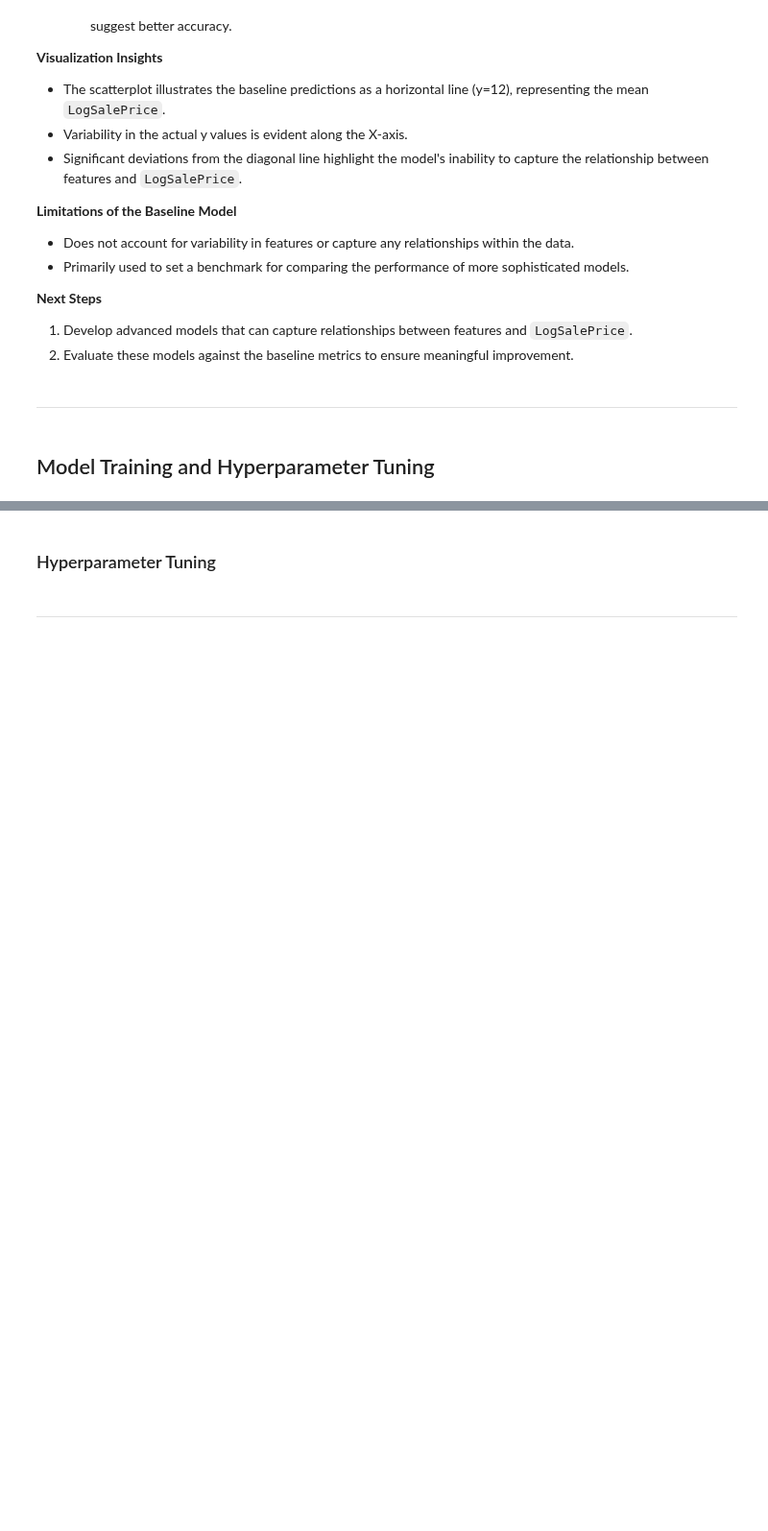
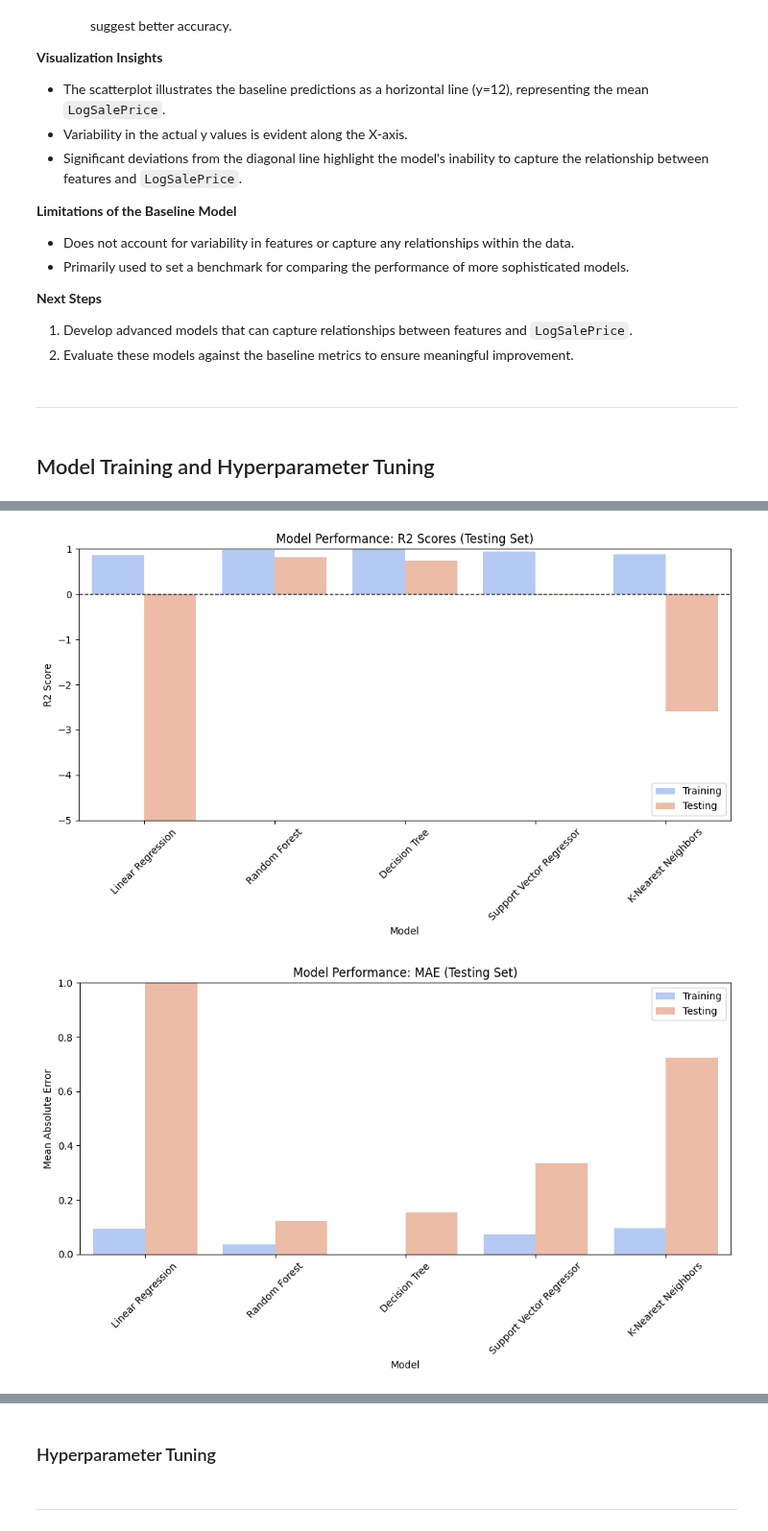
Before and after one commit to TonichaB/Predictive-Analytics-PP5, a Jupyter notebook: jupyter_notebooks/05_Model_Training_and_Evaluation.ipynb, the cells around one changed output, grey strips where cells are left out. Shown at 96% size. Drawn from its saved outputs; the diff is of its cells as text; code cells hidden in the pictures; blank space fills up the shorter version.

Commit message:
feat: Complete analysis and summarize model performance in the Train Multiple Models section.

```diff
--- a/jupyter_notebooks/05_Model_Training_and_Evaluation.ipynb
+++ b/jupyter_notebooks/05_Model_Training_and_Evaluation.ipynb
@@ -369,0 +378,15 @@ The baseline model predicts the **mean log-transformed sale price** (`LogSalePri
+# %%
+from sklearn.linear_model import LinearRegression
+from sklearn.ensemble import RandomForestRegressor
+from sklearn.tree import DecisionTreeRegressor
+from sklearn.svm import SVR
+from sklearn.neighbors import KNeighborsRegressor
+
+# Define a dictionary of models
+models = {
+    "Linear Regression": LinearRegression(),
+    "Random Forest": RandomForestRegressor(random_state=42),
+    "Decision Tree": DecisionTreeRegressor(random_state=42),
+    "Support Vector Regressor": SVR(),
+    "K-Nearest Neighbors": KNeighborsRegressor()
+}
@@ -369,0 +448,45 @@ The baseline model predicts the **mean log-transformed sale price** (`LogSalePri
+# %%
+import seaborn as sns
+
+# Filter out extreme values
+filtered_results_df = results_df[~((results_df["Model"] == "Linear Regression") & (results_df["Dataset"] == "Testing"))]
+
+# Plot R2 Scores
+plt.figure(figsize=(10, 6))
+sns.barplot(data=results_df, x='Model', y='R2', hue="Dataset", palette="coolwarm")
+plt.ylim(-5, 1)
+plt.title("Model Performance: R2 Scores (Testing Set)")
+plt.ylabel("R2 Score")
+plt.xlabel("Model")
+plt.axhline(0, color="black", linestyle="--", linewidth=1)
+plt.legend(loc="lower right")
+plt.xticks(rotation=45)
+plt.tight_layout()
+plt.show()
+
+# Plot MAE Scores
+plt.figure(figsize=(10, 6))
+sns.barplot(data=results_df, x='Model', y='MAE', hue="Dataset", palette="coolwarm")
+plt.ylim(0, 1)
+plt.title("Model Performance: MAE (Testing Set)")
+plt.ylabel("Mean Absolute Error")
+plt.xlabel("Model")
+plt.legend(loc="upper right")
+plt.xticks(rotation=45)
+plt.tight_layout()
+plt.show()
+
+# Plot MSE Scores
+plt.figure(figsize=(10, 6))
+sns.barplot(data=results_df, x='Model', y='MSE', hue="Dataset", palette="coolwarm")
+plt.yscale("log")
+plt.title("Model Performance: MSE (Testing Set)")
+plt.ylabel("Mean Squared Error")
+plt.xlabel("Model")
+plt.legend(loc="upper right")
+plt.xticks(rotation=45)
+plt.tight_layout()
+plt.show()
+# %% [output]
+[figure, added]
+[figure, added]
```
Also changed, not shown: parts of 5 cells of this notebook.
